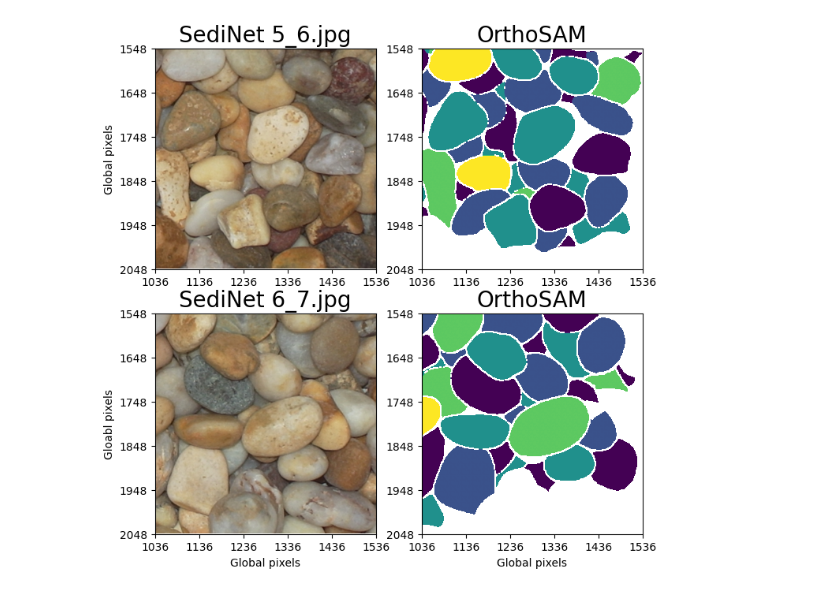
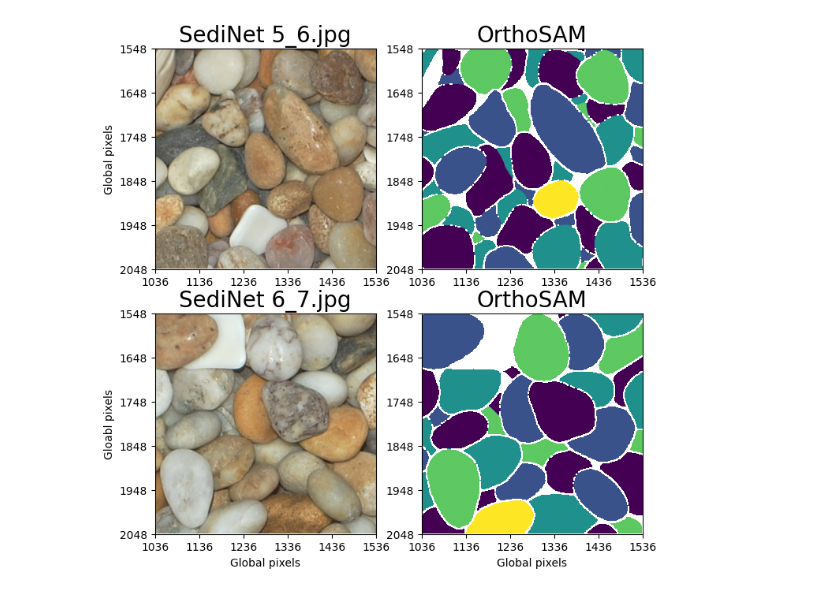
Before and after one commit to UP-RS-ESP/OrthoSAM, a Jupyter notebook: Notebooks/OtherDataset/Sedinet_ass.ipynb, the cells around one changed output. Drawn from its saved outputs; the diff is of its cells as text; code cells hidden in the pictures.

Commit message:
edge_removal and ImageGrain plots

```diff
--- a/Notebooks/OtherDataset/Sedinet_ass.ipynb
+++ b/Notebooks/OtherDataset/Sedinet_ass.ipynb
@@ -32,39 +32,39 @@ im2_pred = graph_coloring(im2_pred)
 # %%
 plt.figure(figsize=(8, 8))
 plt.subplot(2,2,1)
-plt.imshow(im1[-500:,-500:,:])
+plt.imshow(im1[im1.shape[0]//2-250:im1.shape[0]//2+250,im1.shape[1]//2-250:im1.shape[1]//2+250,:])
 plt.title('SediNet 5_6.jpg', fontsize=20)
 plt.ylabel('Global pixels')
 xticks = plt.xticks()[0][1:]
 yticks = plt.yticks()[0][1:]
 xoffset, yoffset = im1.shape[0]-500, im1.shape[1]-500
 plt.xticks(xticks, [int(x + xoffset) for x in xticks])
 plt.yticks(yticks, [int(y + yoffset) for y in yticks])
 
 plt.subplot(2,2,2)
 #plt.imshow(im1[-500:,-500:,:])
-plt.imshow(im1_pred[-500:,-500:])
+plt.imshow(im1_pred[im1.shape[0]//2-250:im1.shape[0]//2+250,im1.shape[1]//2-250:im1.shape[1]//2+250])
 plt.title('OrthoSAM', fontsize=20)
 plt.xticks(xticks, [int(x + xoffset) for x in xticks])
 plt.yticks(yticks, [int(y + yoffset) for y in yticks])
 
 plt.subplot(2,2,3)
-plt.imshow(im2[-500:,-500:,:])
+plt.imshow(im2[im2.shape[0]//2-250:im2.shape[0]//2+250,im2.shape[1]//2-250:im2.shape[1]//2+250,:])
 plt.title('SediNet 6_7.jpg', fontsize=20)
 plt.xlabel('Global pixels')
 plt.ylabel('Gloabl pixels')
 xticks = plt.xticks()[0][1:]
 yticks = plt.yticks()[0][1:]
 xoffset, yoffset = im2_pred.shape[0]-500, im2_pred.shape[1]-500
 plt.xticks(xticks, [int(x + xoffset) for x in xticks])
 plt.yticks(yticks, [int(y + yoffset) for y in yticks])
 
 plt.subplot(2,2,4)
 #plt.imshow(im2[-500:,-500:,:])
-plt.imshow(im2_pred[-500:,-500:])
+plt.imshow(im2_pred[im2.shape[0]//2-250:im2.shape[0]//2+250,im2.shape[1]//2-250:im2.shape[1]//2+250])
 plt.title('OrthoSAM', fontsize=20)
 plt.xlabel('Global pixels')
 plt.xticks(xticks, [int(x + xoffset) for x in xticks])
 plt.yticks(yticks, [int(y + yoffset) for y in yticks]);
 # %% [output]
-[figure, old version]
+[figure, new version]
```
Also changed, not shown: 4 other files.
